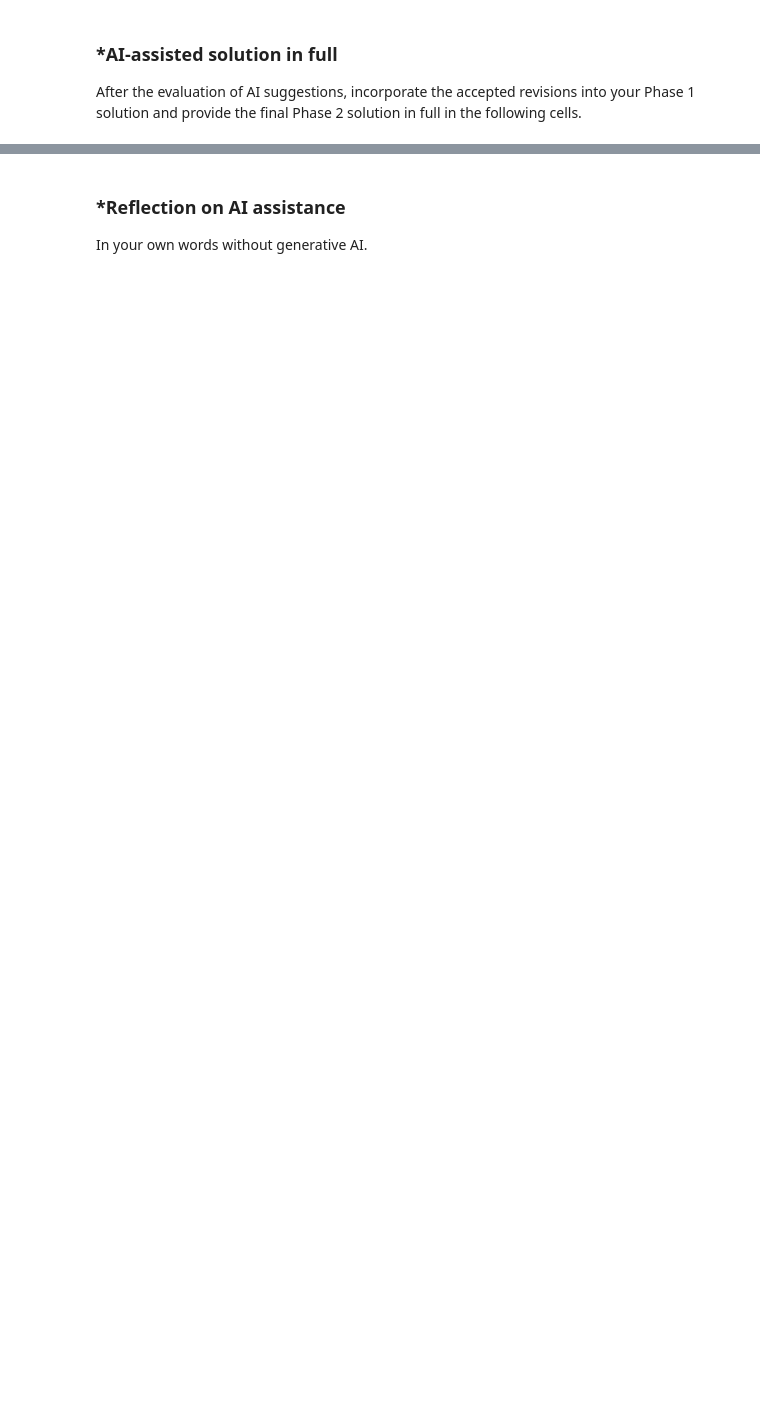
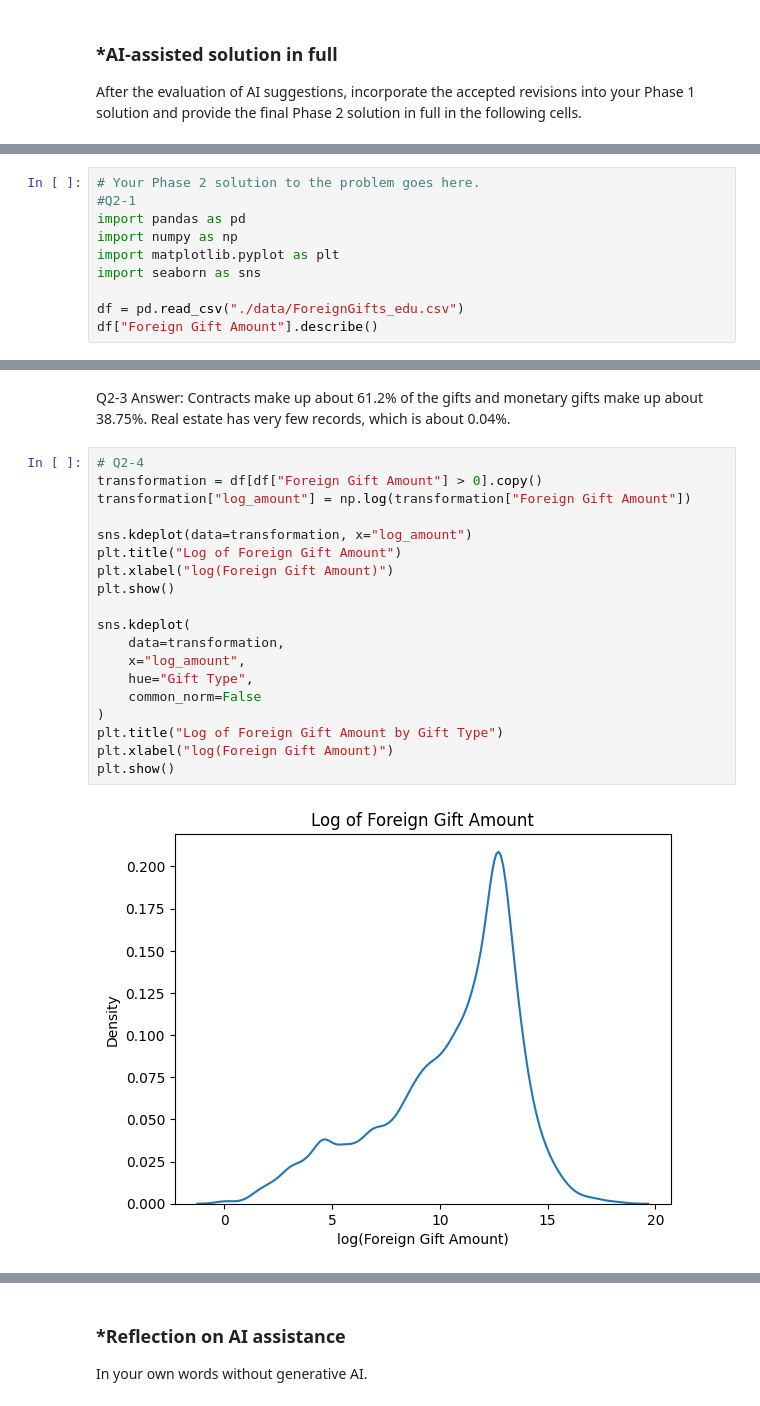
Before and after one commit to anhnbach/A02-eda-and-visualization, a Jupyter notebook: notebook.ipynb, the cells around one changed output, grey strips where cells are left out. Drawn from its saved outputs; the diff is of its cells as text; blank space fills up the shorter version.

Commit message:
finished phase 2

```diff
--- a/notebook.ipynb
+++ b/notebook.ipynb
@@ -235,0 +299,10 @@ After the evaluation of AI suggestions, incorporate the accepted revisions into
+# %%
+# Your Phase 2 solution to the problem goes here.
+#Q2-1
+import pandas as pd
+import numpy as np
+import matplotlib.pyplot as plt
+import seaborn as sns
+
+df = pd.read_csv("./data/ForeignGifts_edu.csv")
+df["Foreign Gift Amount"].describe()
@@ -235,0 +346,23 @@ After the evaluation of AI suggestions, incorporate the accepted revisions into
+# %% [markdown]
+Q2-3 Answer: Contracts make up about 61.2% of the gifts and monetary gifts make up about 38.75%. Real estate has very few records, which is about 0.04%.
+# %%
+# Q2-4
+transformation = df[df["Foreign Gift Amount"] > 0].copy()
+transformation["log_amount"] = np.log(transformation["Foreign Gift Amount"])
+
+sns.kdeplot(data=transformation, x="log_amount")
+plt.title("Log of Foreign Gift Amount")
+plt.xlabel("log(Foreign Gift Amount)")
+plt.show()
+
+sns.kdeplot(
+    data=transformation,
+    x="log_amount",
+    hue="Gift Type",
+    common_norm=False
+)
+plt.title("Log of Foreign Gift Amount by Gift Type")
+plt.xlabel("log(Foreign Gift Amount)")
+plt.show()
+# %% [output]
+[figure, added]
```
Also changed, not shown: parts of 23 cells of this notebook, 1 other file.
